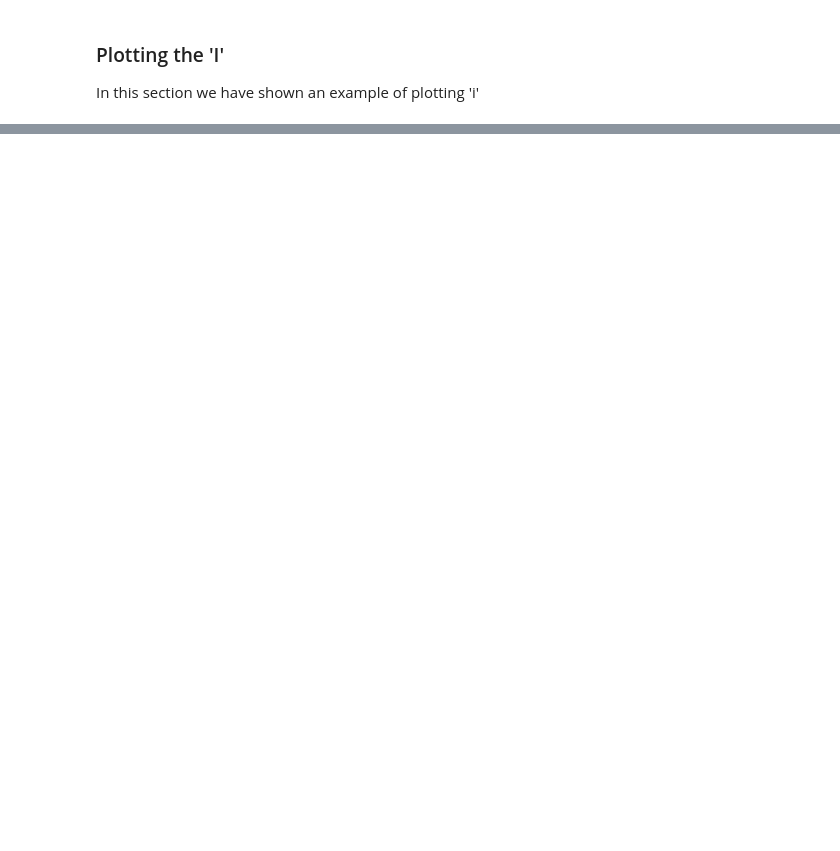
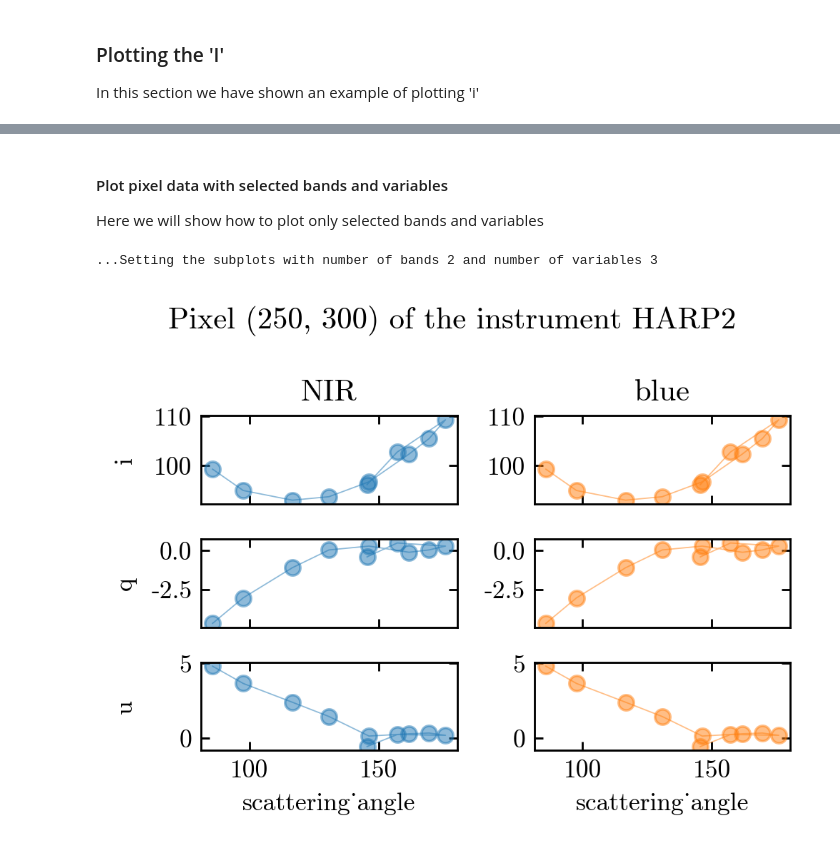
Before and after one commit to aninramesh/nasa-pace-data-reader, a Jupyter notebook: Examples/L1C-example.ipynb, the cells around one changed output, grey strips where cells are left out. Saved outputs shown, nothing was run; the diff lists cells and outputs as text; code cells hidden in the pictures; blank space fills up the shorter version.

```diff
--- a/Examples/L1C-example.ipynb
+++ b/Examples/L1C-example.ipynb
@@ -64,0 +90,14 @@ setting dpi to %dppi 300
+# %% [markdown]
+#### Plot pixel data with selected bands and variables
+Here we will show how to plot only selected bands and variables
+# %%
+
+# plot only specific bands and vars
+plt_.vars2plot = ['i', 'q', 'u']    # Order in the list is the order of plotting
+plt_.bands2plot = ['NIR', 'blue']   # Order in the list is the order of plotting
+
+# plot
+plt_.plotPixelVars(pixel[0], pixel[1], bands= plt_.bands2plot, alpha=0.5, linewidth=0.5) # you can pass any other arguments to the plot function
+# %% [output]
+...Setting the subplots with number of bands 2 and number of variables 3
+[figure, added]
```
Also changed, not shown: parts of 7 cells of this notebook, 4 other files.
